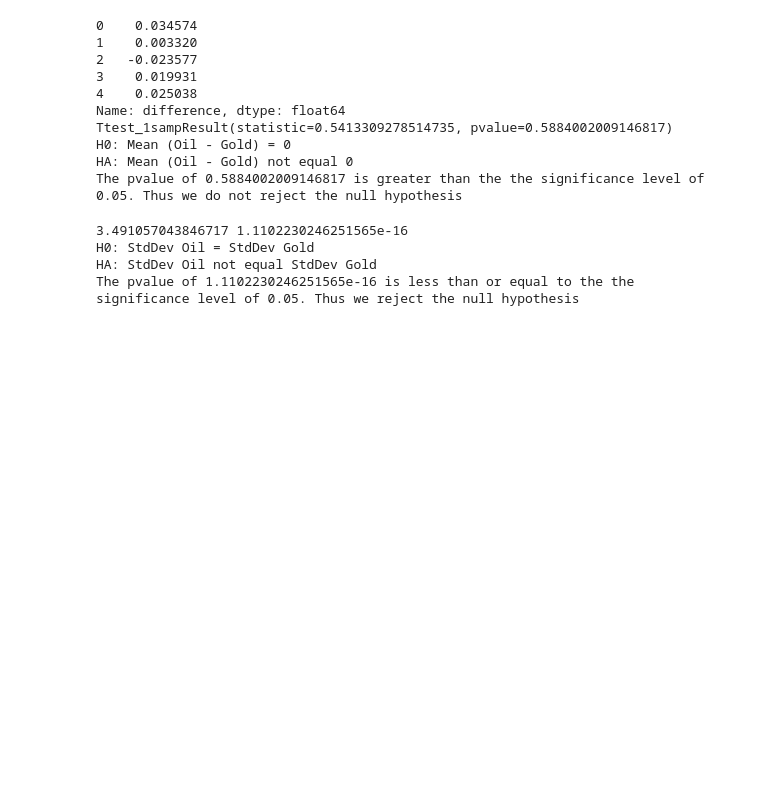
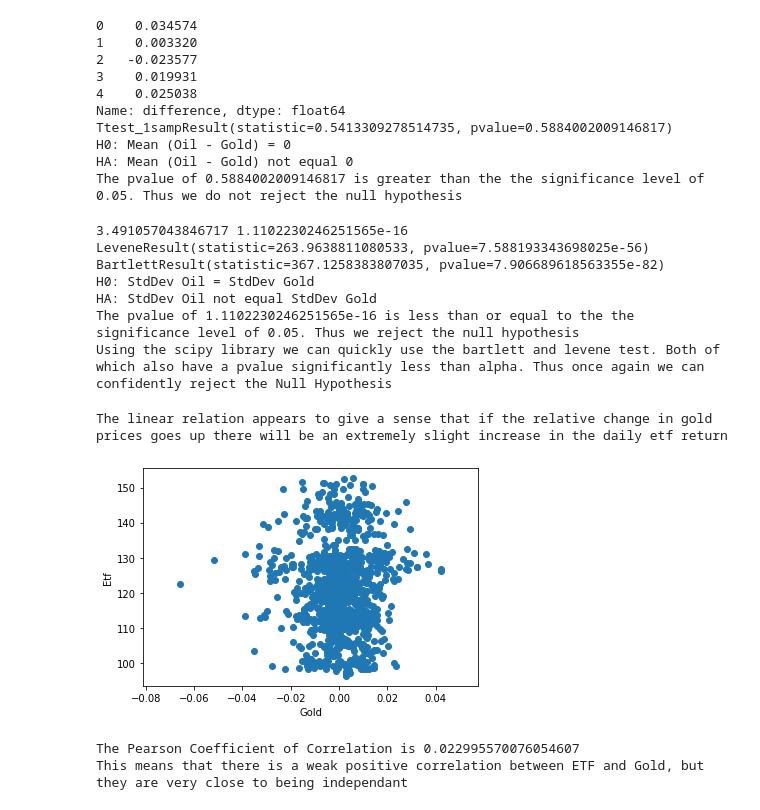
Before and after one commit to VinothkumarK24/MA_541_Team_Project, a Jupyter notebook: MA-541project.ipynb, the cells around one changed output. Drawn from its saved outputs; the diff is of its cells as text; code cells hidden in the pictures; blank space fills up the shorter version.

Commit message:
this should fix part 8

```diff
--- a/MA-541project.ipynb
+++ b/MA-541project.ipynb
@@ -584,14 +587,46 @@ dfn = x.size-1 #define degrees of freedom numerator
 dfd = y.size-1 #define degrees of freedom denominator
 pvalue = 1 - (f.cdf(fvalue, dfn, dfd))
 print(fvalue, pvalue)
+levenetest = levene(x,y)
+bartlettest = bartlett(x,y)
+print(levenetest)
+print(bartlettest)
 print('H0: StdDev Oil = StdDev Gold')
 print('HA: StdDev Oil not equal StdDev Gold')
 if pvalue>p7alpha:
     print('The pvalue of ' + str(pvalue) + ' is greater than the the significance level of ' + str(p7alpha) + '. Thus we do not reject the null hypothesis')
 else:
     print('The pvalue of ' + str(pvalue) + ' is less than or equal to the the significance level of ' + str(p7alpha) + '. Thus we reject the null hypothesis')
+print('Using the scipy library we can quickly use the bartlett and levene test. Both of which also have a pvalue significantly less than alpha. Thus once again we can confidently reject the Null Hypothesis')
 # %% [output]
 3.491057043846717 1.1102230246251565e-16
+LeveneResult(statistic=263.9638811080533, pvalue=7.588193343698025e-56)
+BartlettResult(statistic=367.1258383807035, pvalue=7.906689618563355e-82)
 H0: StdDev Oil = StdDev Gold
 HA: StdDev Oil not equal StdDev Gold
 The pvalue of 1.1102230246251565e-16 is less than or equal to the the significance level of 0.05. Thus we reject the null hypothesis
+Using the scipy library we can quickly use the bartlett and levene test. Both of which also have a pvalue significantly less than alpha. Thus once again we can confidently reject the Null Hypothesis
+# %%
+#Part 8: Fitting the line to the data
+#Requirements –
+#Consider the data including the ETF column and Gold column only. Using any software,
+#1) Draw a scatter plot of ETF (Y) vs. Gold (X). Is there any linear relationship between
+#them which can be observed from the scatter plot?
+part8 = pd.read_excel('df.xlsx')
+gold = part8['gold']
+etf = part8['Close_ETF']
+plt.scatter(gold, etf)
+plt.xlabel('Gold')
+plt.ylabel('Etf')
+print('The linear relation appears to give a sense that if the relative change in gold prices goes up there will be an extremely slight increase in the daily etf return')
+# %% [output]
+The linear relation appears to give a sense that if the relative change in gold prices goes up there will be an extremely slight increase in the daily etf return
+[figure, added]
+# %%
+#2) Calculate the coefficient of correlation between ETF and Gold and interpret it.
+r = gold.corr(etf) #built in function to find pearsons r using pandas dataframe
+print('The Pearson Coefficient of Correlation is ' + str(r))
+print('This means that there is a weak positive correlation between ETF and Gold, but they are very close to being independant')
+# %% [output]
+The Pearson Coefficient of Correlation is 0.022995570076054607
+This means that there is a weak positive correlation between ETF and Gold, but they are very close to being independant
```
Also changed, not shown: parts of 7 cells of this notebook.
